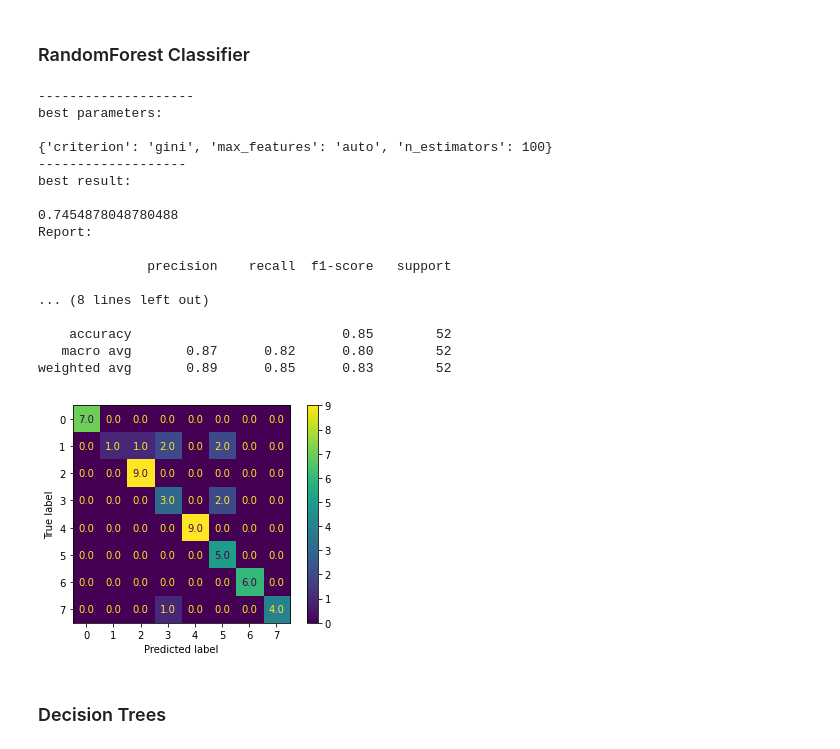
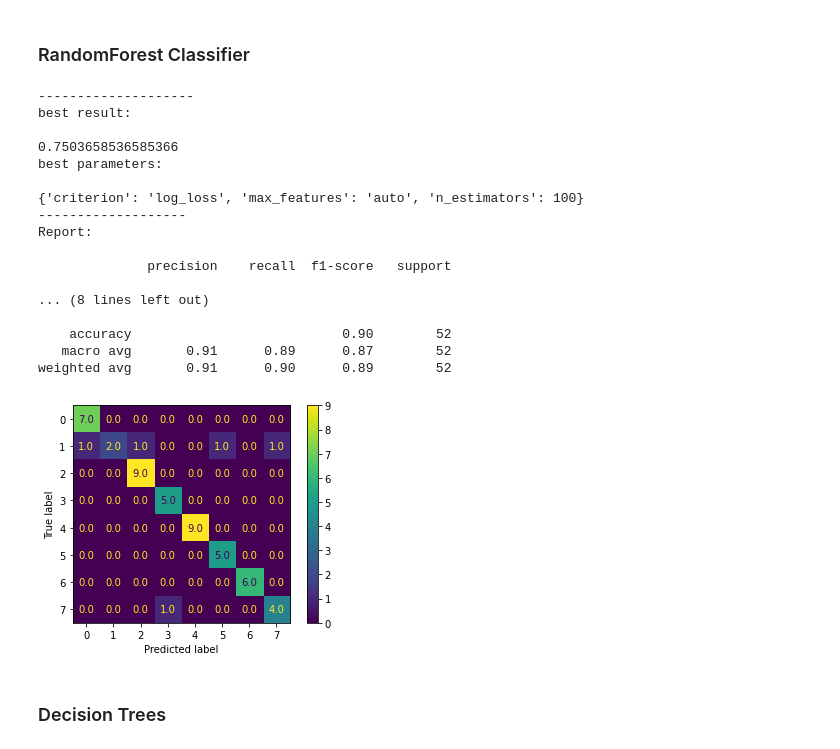
Before and after one commit to DrDoof14/Math4Ml, a Jupyter notebook: thesina.ipynb, the cells around one changed output. Drawn from its saved outputs; the diff is of its cells as text; code cells hidden in the pictures.

```diff
--- a/thesina.ipynb
+++ b/thesina.ipynb
@@ -506,21 +467,3 @@ weighted avg       0.72      0.81      0.76        52
 X_train, X_test, y_train, y_test = train_test_split(X_ros_pca, y_ros, test_size=0.20, random_state=0)
 # %% [markdown]
 <h3>SVM</h3>
-# %%
-model=LinearSVC()
-parameters = [{'loss': ['hinge', 'squared_hinge'], 'max_iter': [100,1000]}]
-# best_model(model,X_train, X_test, y_train, y_test,parameters)
-clf=GridSearchCV(model,parameters)
-clf.fit(X_train, y_train)
-best_params=clf.best_params_
-best_score = clf.best_score_
-prediction=clf.predict(X_test)
-print('--------------------')
-plot_confusion_matrix(clf, X_test, y_test, values_format='.1f')
-print("best parameters:\n")
-print(best_params)
-print('-------------------')
-print("best result:\n")
-print(best_score)
-print('Report:\n')
-print(classification_report(y_test, prediction))
@@ -545,0 +470,4 @@ weighted avg       0.57      0.58      0.55        52
+# %%
+model=LinearSVC()
+parameters = [{'loss': ['hinge', 'squared_hinge'], 'max_iter': [100,1000]}]
+train_func(parameters,model,X_train,y_train)
@@ -548,40 +495,26 @@ weighted avg       0.57      0.58      0.55        52
 # %%
 from sklearn.ensemble import RandomForestClassifier
 model=RandomForestClassifier()
 parameters = [{'max_features': ['auto', 'sqrt', 'log2'],'criterion': ['gini', 'entropy', 'log_loss'],'n_estimators':[10,100,1000]}]
-# best_model(model,X_train, X_test, y_train, y_test,parameters)
-clf=GridSearchCV(model,parameters)
-clf.fit(X_train, y_train)
-best_params=clf.best_params_
-best_score = clf.best_score_
-prediction=clf.predict(X_test)
-print('--------------------')
-plot_confusion_matrix(clf, X_test, y_test, values_format='.1f')
-print("best parameters:\n")
-print(best_params)
-print('-------------------')
-print("best result:\n")
-print(best_score)
-print('Report:\n')
-print(classification_report(y_test, prediction))
+train_func(parameters,model,X_train,y_train)
 # %% [output]
 --------------------
+best result:
+
+0.7503658536585366
 best parameters:
 
-{'criterion': 'gini', 'max_features': 'auto', 'n_estimators': 100}
+{'criterion': 'log_loss', 'max_features': 'auto', 'n_estimators': 100}
 -------------------
-best result:
-
-0.7454878048780488
 Report:
 
               precision    recall  f1-score   support
 
 ... (8 lines left out)
 
-    accuracy                           0.85        52
-   macro avg       0.87      0.82      0.80        52
-weighted avg       0.89      0.85      0.83        52
+    accuracy                           0.90        52
+   macro avg       0.91      0.89      0.87        52
+weighted avg       0.91      0.90      0.89        52
-[figure, old version]
+[figure, new version]
 # %% [markdown]
 <h3>Decision Trees</h3>
```
Also changed, not shown: parts of 13 cells of this notebook, 2 other files.
